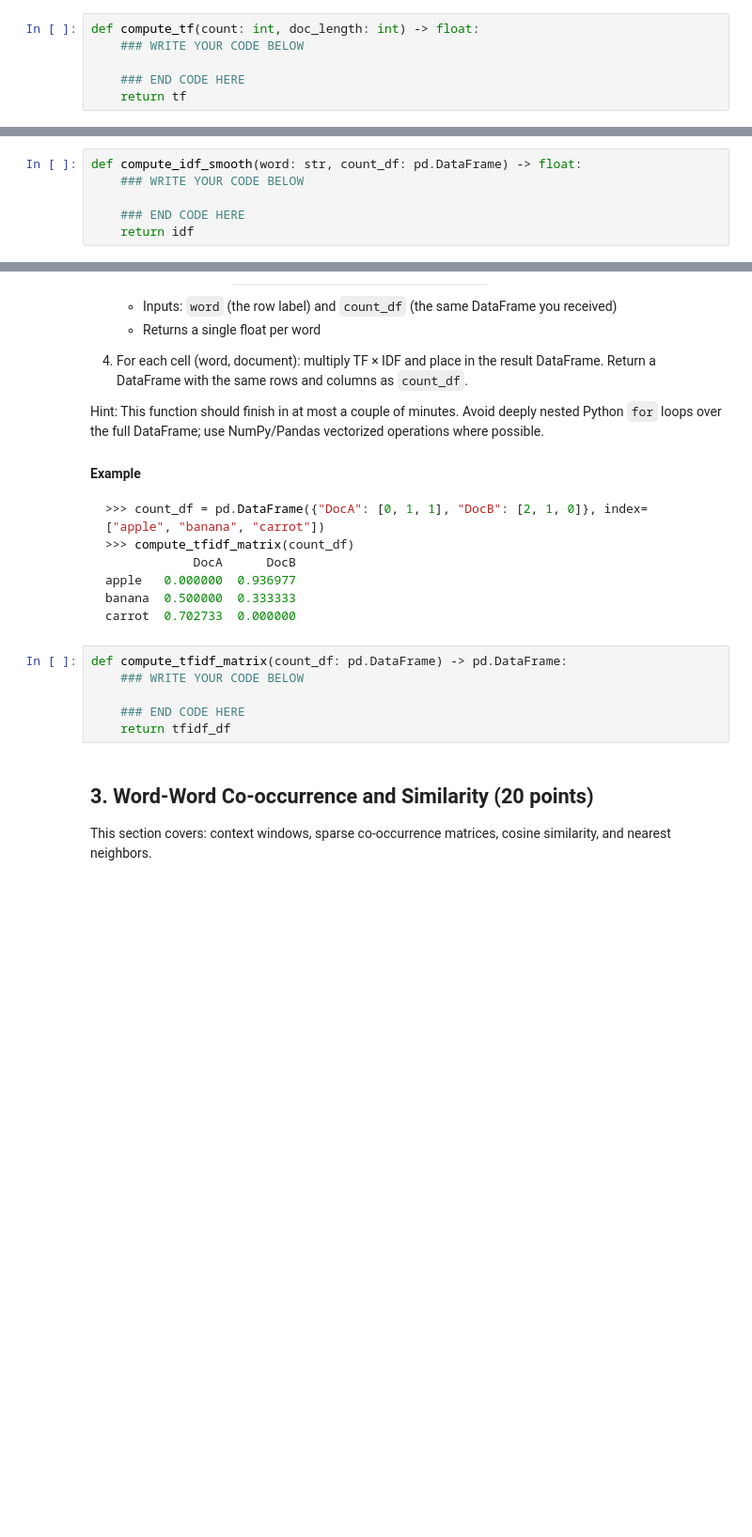
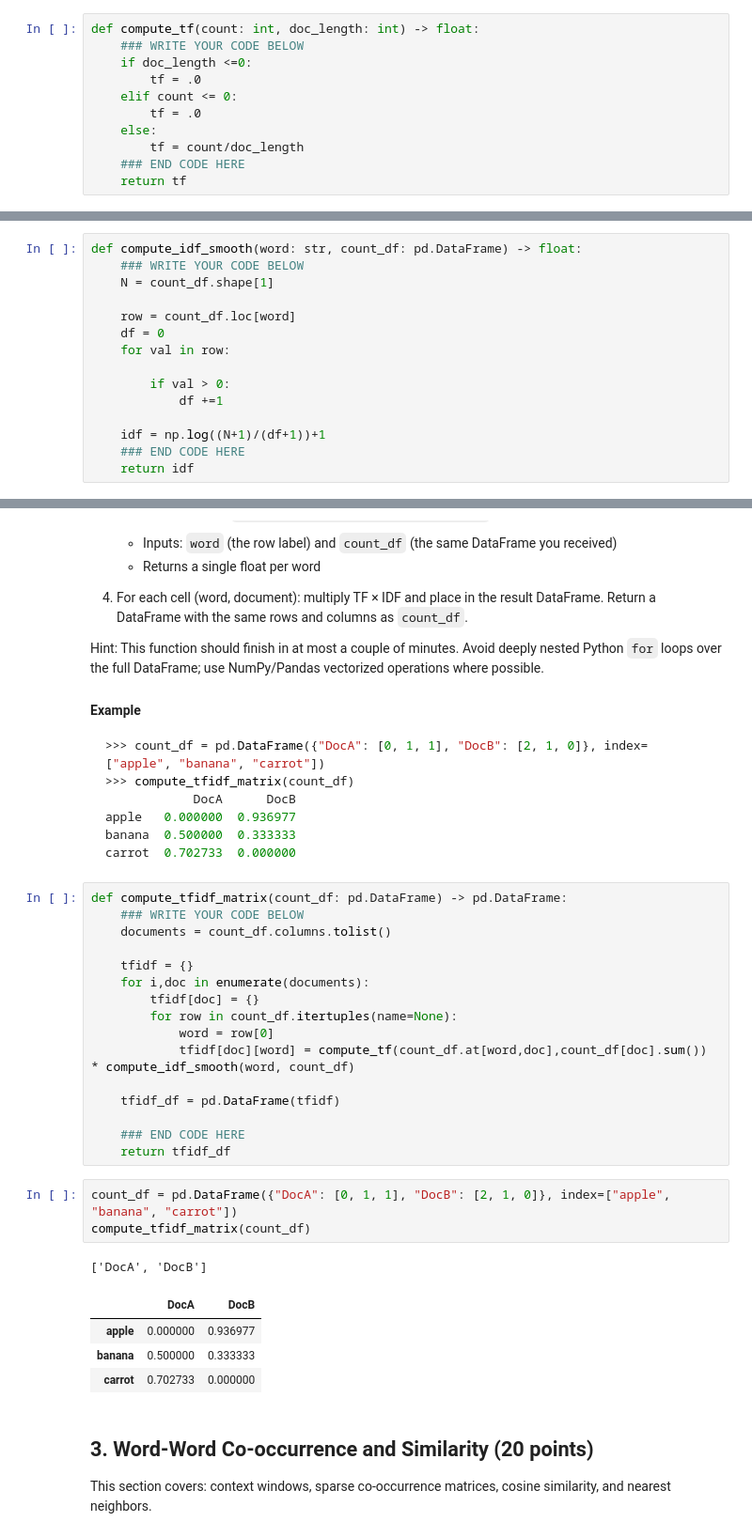
Before and after one commit to adrienbelanger/COMP-345, a Jupyter notebook: A3/COMP_345_Assignment_3.ipynb, the cells around one changed output, grey strips where cells are left out. Shown at 94% size. Saved outputs shown, nothing was run; the diff lists cells and outputs as text; blank space fills up the shorter version.

```diff
--- a/A3/COMP_345_Assignment_3.ipynb
+++ b/A3/COMP_345_Assignment_3.ipynb
@@ -611,7 +630,12 @@ Requirements:
 # %%
 def compute_tf(count: int, doc_length: int) -> float:
     ### WRITE YOUR CODE BELOW
-
+    if doc_length <=0:
+        tf = .0
+    elif count <= 0:
+        tf = .0
+    else:
+        tf = count/doc_length
     ### END CODE HERE
     return tf
 # %% [markdown]
@@ -658,7 +682,16 @@ Where:
 # %%
 def compute_idf_smooth(word: str, count_df: pd.DataFrame) -> float:
     ### WRITE YOUR CODE BELOW
+    N = count_df.shape[1]
 
+    row = count_df.loc[word]
+    df = 0
+    for val in row:
+
+        if val > 0:
+            df +=1
+
+    idf = np.log((N+1)/(df+1))+1
     ### END CODE HERE
     return idf
 # %% [markdown]
@@ -699,9 +732,28 @@ carrot  0.702733  0.000000
 # %%
 def compute_tfidf_matrix(count_df: pd.DataFrame) -> pd.DataFrame:
     ### WRITE YOUR CODE BELOW
+    documents = count_df.columns.tolist()
+
+    tfidf = {}
+    for i,doc in enumerate(documents):
+        tfidf[doc] = {}
+        for row in count_df.itertuples(name=None):
+            word = row[0]
+            tfidf[doc][word] = compute_tf(count_df.at[word,doc],count_df[doc].sum()) * compute_idf_smooth(word, count_df)
+
+    tfidf_df = pd.DataFrame(tfidf)
 
     ### END CODE HERE
     return tfidf_df
+# %%
+count_df = pd.DataFrame({"DocA": [0, 1, 1], "DocB": [2, 1, 0]}, index=["apple", "banana", "carrot"])
+compute_tfidf_matrix(count_df)
+# %% [output]
+['DocA', 'DocB']
+|  | DocA | DocB |
+| apple | 0.000000 | 0.936977 |
+| banana | 0.500000 | 0.333333 |
+| carrot | 0.702733 | 0.000000 |
 # %% [markdown]
 ## 3. Word-Word Co-occurrence and Similarity (20 points)
 
```
Also changed, not shown: parts of 12 cells of this notebook.
